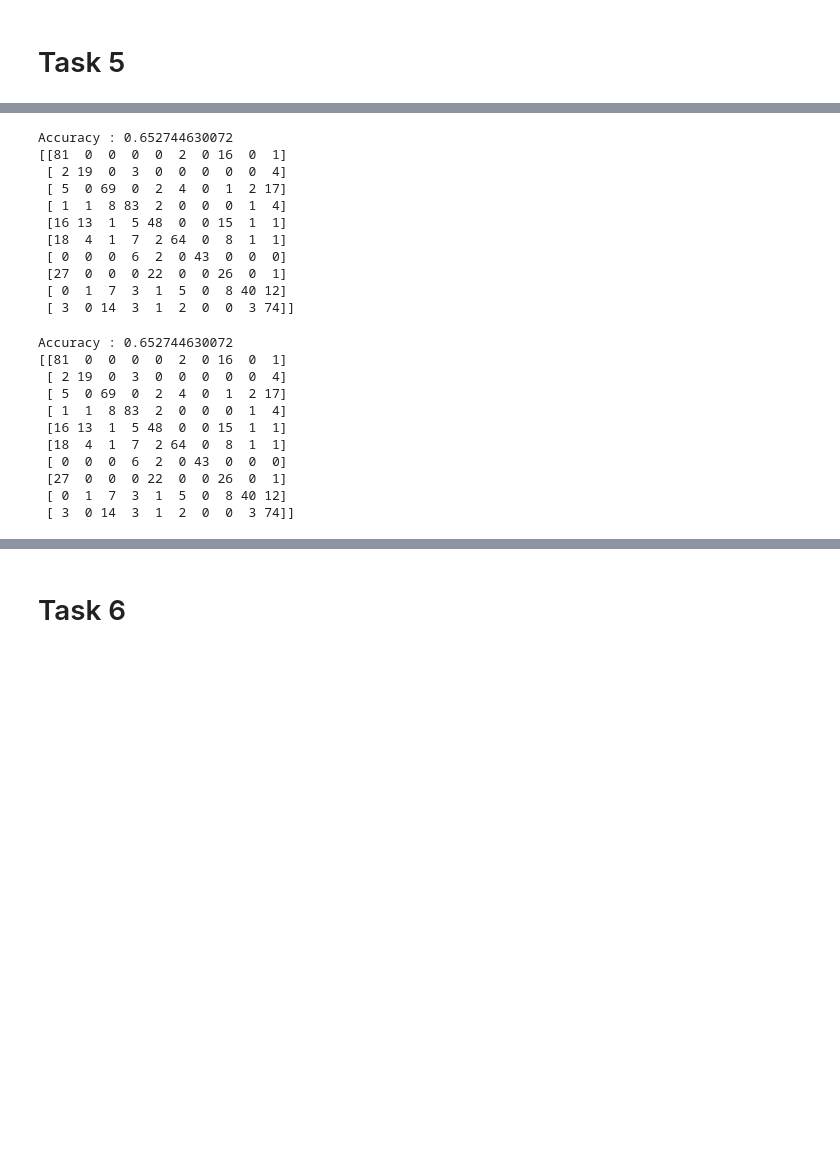
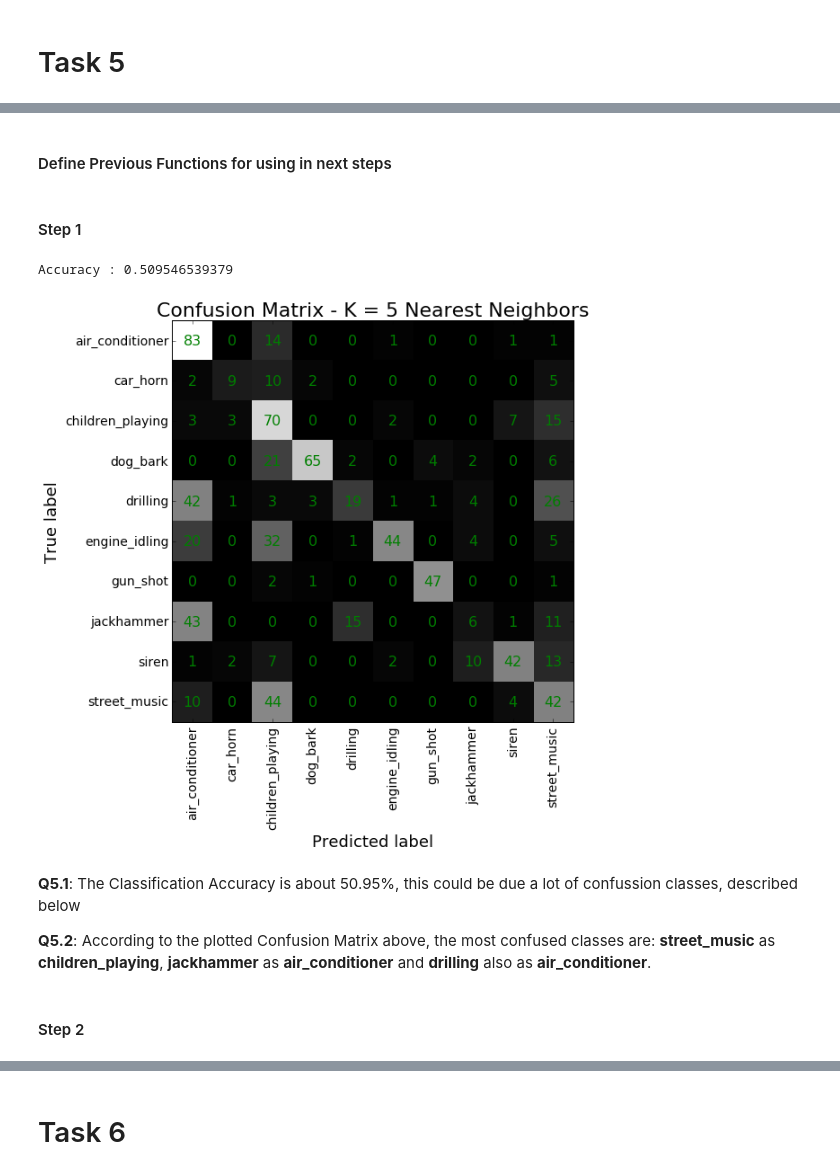
Before and after one commit to aporcel/Machine-Learning, a Jupyter notebook: LS_Homework2/HW2_ML4Sound.ipynb, the cells around one changed output, grey strips where cells are left out. Saved outputs shown, nothing was run; the diff lists cells and outputs as text; code cells hidden in the pictures; blank space fills up the shorter version.

Commit message:
Second Upload of HW2 ML and Sensing

```diff
--- a/LS_Homework2/HW2_ML4Sound.ipynb
+++ b/LS_Homework2/HW2_ML4Sound.ipynb
@@ -186,6 +202,0 @@ def MFCC_Process(set_):
-# %%
-# Make the process for each set
-mfccResults={}
-for i in range(0,3):
-    MFCC_Process(i)
-print "All Sets took {0} seconds to complete".format(TotalWorkTime)
@@ -393,55 +280,2 @@ Accuracy : 0.509546539379
-# %%
-# Using SVM
-clf = svm.SVC(kernel='rbf')
-clf.fit(TrainFeaturesScaled,TrainLabels)
-
-Predictions = clf.predict(ValidateFeaturesScaled)
-
-# We can use sklearn to compute the accuracy score
-Accuracy = sklearn.metrics.accuracy_score(ValidateLabels, Predictions)
-print "Accuracy : {0}".format(Accuracy)
-
-# Confusion Matrix (A very rare one 10 x 10)
-cm = sklearn.metrics.confusion_matrix(ValidateLabels, Predictions)
-print(cm)
-# %% [output]
-Accuracy : 0.652744630072
-[[81  0  0  0  0  2  0 16  0  1]
- [ 2 19  0  3  0  0  0  0  0  4]
- [ 5  0 69  0  2  4  0  1  2 17]
- [ 1  1  8 83  2  0  0  0  1  4]
- [16 13  1  5 48  0  0 15  1  1]
- [18  4  1  7  2 64  0  8  1  1]
- [ 0  0  0  6  2  0 43  0  0  0]
- [27  0  0  0 22  0  0 26  0  1]
- [ 0  1  7  3  1  5  0  8 40 12]
- [ 3  0 14  3  1  2  0  0  3 74]]
-# %%
-# Using Random Forest
-num_trees = 500
-rf = RandomForestClassifier(n_estimators=num_trees)
-rf.fit(X=TrainFeaturesScaled, y=TrainLabels)
-
-# generate predictions and add them to 'results'
-# get accuracy (predict the class)
-Prediction = rf.predict(ValidateFeaturesScaled)
-
-# We can use sklearn to compute the accuracy score
-Accuracy = sklearn.metrics.accuracy_score(ValidateLabels, Predictions)
-print "Accuracy : {0}".format(Accuracy)
-
-# Confusion Matrix (A very rare one 10 x 10)
-cm = sklearn.metrics.confusion_matrix(ValidateLabels, Predictions)
-print(cm)
-# %% [output]
-Accuracy : 0.652744630072
-[[81  0  0  0  0  2  0 16  0  1]
- [ 2 19  0  3  0  0  0  0  0  4]
- [ 5  0 69  0  2  4  0  1  2 17]
- [ 1  1  8 83  2  0  0  0  1  4]
- [16 13  1  5 48  0  0 15  1  1]
- [18  4  1  7  2 64  0  8  1  1]
- [ 0  0  0  6  2  0 43  0  0  0]
- [27  0  0  0 22  0  0 26  0  1]
- [ 0  1  7  3  1  5  0  8 40 12]
- [ 3  0 14  3  1  2  0  0  3 74]]
+# %% [markdown]
+#### Define Previous Functions for using in next steps
@@ -447,0 +332,14 @@ Accuracy : 0.652744630072
+# %% [markdown]
+#### Step 1
+# %%
+# As Requested, First Using K = 5 Nearest Neighbors
+Accuracy = CalcKNN(5,TrainFeaturesScaled,TrainLabels,ValidateFeaturesScaled,ValidateLabels)
+# %% [output]
+Accuracy : 0.509546539379
+[figure, added]
+# %% [markdown]
+**Q5.1**: The Classification Accuracy is about 50.95%, this could be due a lot of confussion classes, described below
+
+**Q5.2**: According to the plotted Confusion Matrix above, the most confused classes are: **street_music** as **children_playing**, **jackhammer** as **air_conditioner** and **drilling** also as **air_conditioner**.
+# %% [markdown]
+#### Step 2
```
Also changed, not shown: parts of 54 cells of this notebook.
